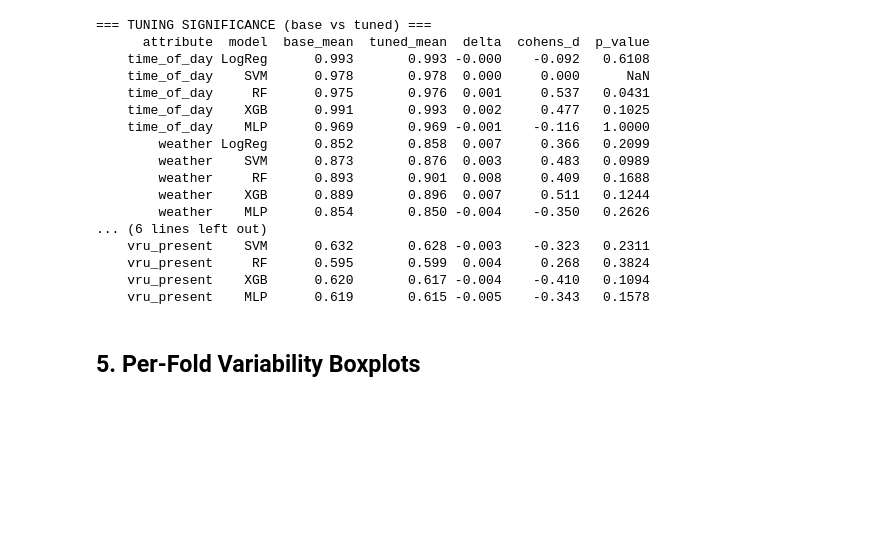
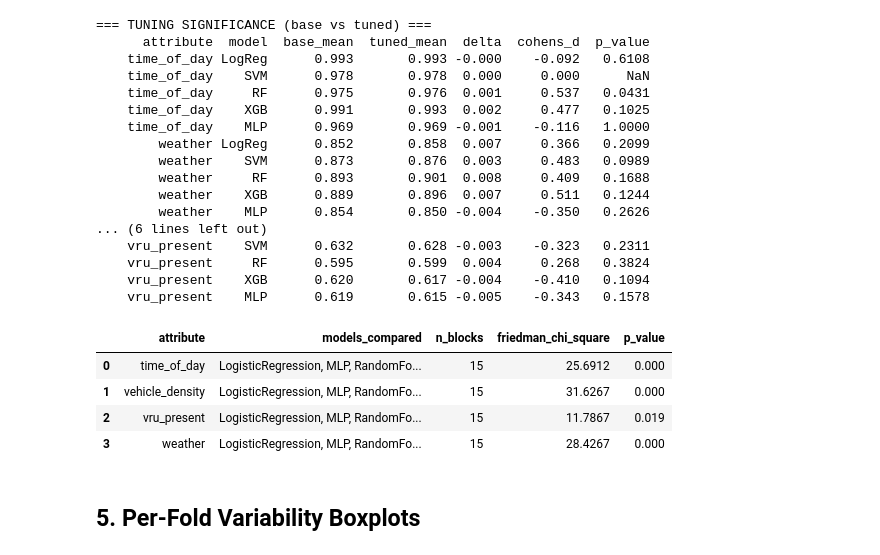
Before and after one commit to LeeMing988/nuscenes-scene-classification-ml, a Jupyter notebook: notebooks/v1.0-trainval/06b_visual_analysis_and_stats.ipynb, the cells around one changed output. Drawn from its saved outputs; the diff is of its cells as text; code cells hidden in the pictures; blank space fills up the shorter version.

Commit message:
chore: add friedman_df compare
add additional friedman_df comparision

```diff
--- a/notebooks/v1.0-trainval/06b_visual_analysis_and_stats.ipynb
+++ b/notebooks/v1.0-trainval/06b_visual_analysis_and_stats.ipynb
@@ -203,6 +203,50 @@ print('=== TUNING SIGNIFICANCE (base vs tuned) ==='); print(df_tune.to_string(in
     vru_present     RF      0.595       0.599  0.004     0.268   0.3824
     vru_present    XGB      0.620       0.617 -0.004    -0.410   0.1094
     vru_present    MLP      0.619       0.615 -0.005    -0.343   0.1578
+# %%
+import pandas as pd
+from scipy.stats import friedmanchisquare
+
+METRICS_PATH = "results/v1.0-trainval/metrics/all_metrics.csv"
+df = pd.read_csv(METRICS_PATH)
+
+# Use tuned models only for the main model-family comparison
+tuned = df[df["version"] == "tuned"].copy()
+
+friedman_rows = []
+
+for attr in sorted(tuned["attribute"].unique()):
+    sub = tuned[tuned["attribute"] == attr].copy()
+
+    # Matched blocks: each seed-fold pair gives one result per model
+    pivot = sub.pivot_table(
+        index=["seed", "fold"],
+        columns="model",
+        values="macro_f1",
+        aggfunc="mean"
+    ).dropna()
+
+    models = list(pivot.columns)
+
+    if len(models) >= 3 and len(pivot) >= 2:
+        stat, p = friedmanchisquare(*[pivot[m].values for m in models])
+
+        friedman_rows.append({
+            "attribute": attr,
+            "models_compared": ", ".join(models),
+            "n_blocks": len(pivot),
+            "friedman_chi_square": round(stat, 4),
+            "p_value": round(p, 4)
+        })
+
+friedman_df = pd.DataFrame(friedman_rows)
+friedman_df
+# %% [output]
+|  | attribute | models_compared | n_blocks | friedman_chi_square | p_value |
+| 0 | time_of_day | LogisticRegression, MLP, RandomFo... | 15 | 25.6912 | 0.000 |
+| 1 | vehicle_density | LogisticRegression, MLP, RandomFo... | 15 | 31.6267 | 0.000 |
+| 2 | vru_present | LogisticRegression, MLP, RandomFo... | 15 | 11.7867 | 0.019 |
+| 3 | weather | LogisticRegression, MLP, RandomFo... | 15 | 28.4267 | 0.000 |
 # %% [markdown]
 ## 5. Per-Fold Variability Boxplots
 # %%
```
Also changed, not shown: parts of 1 cell of this notebook.
